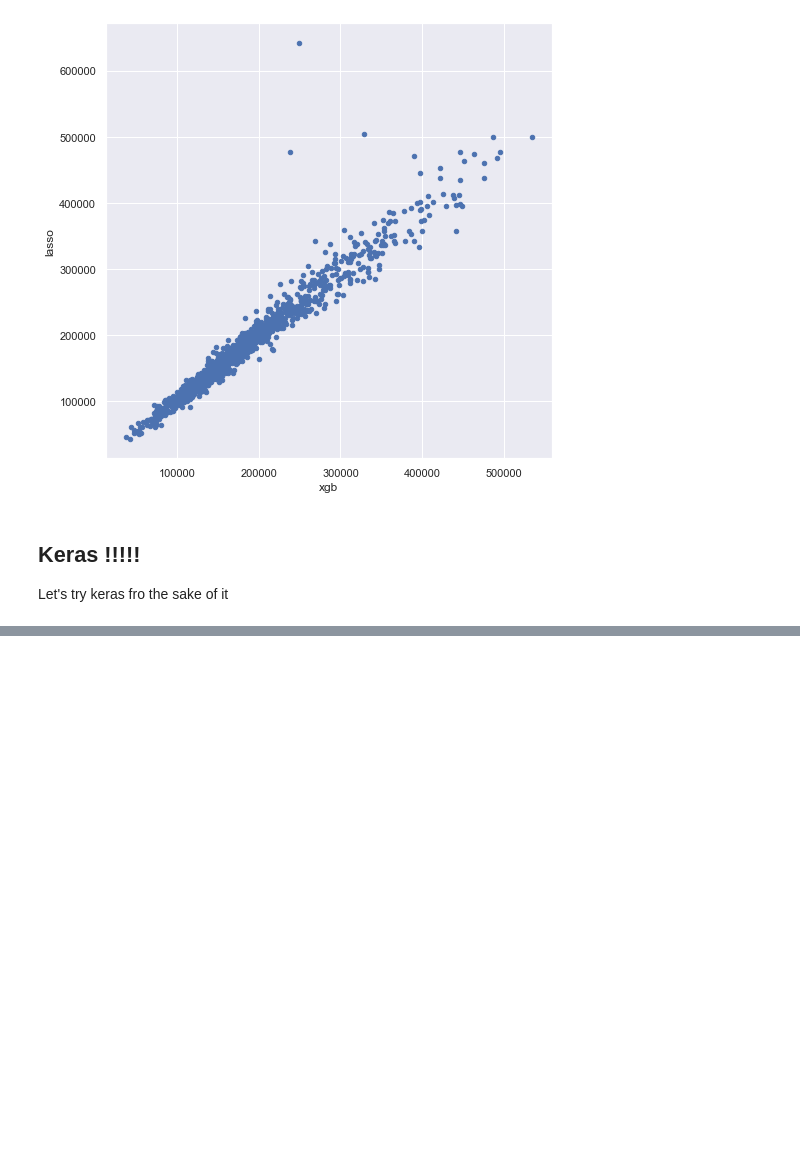
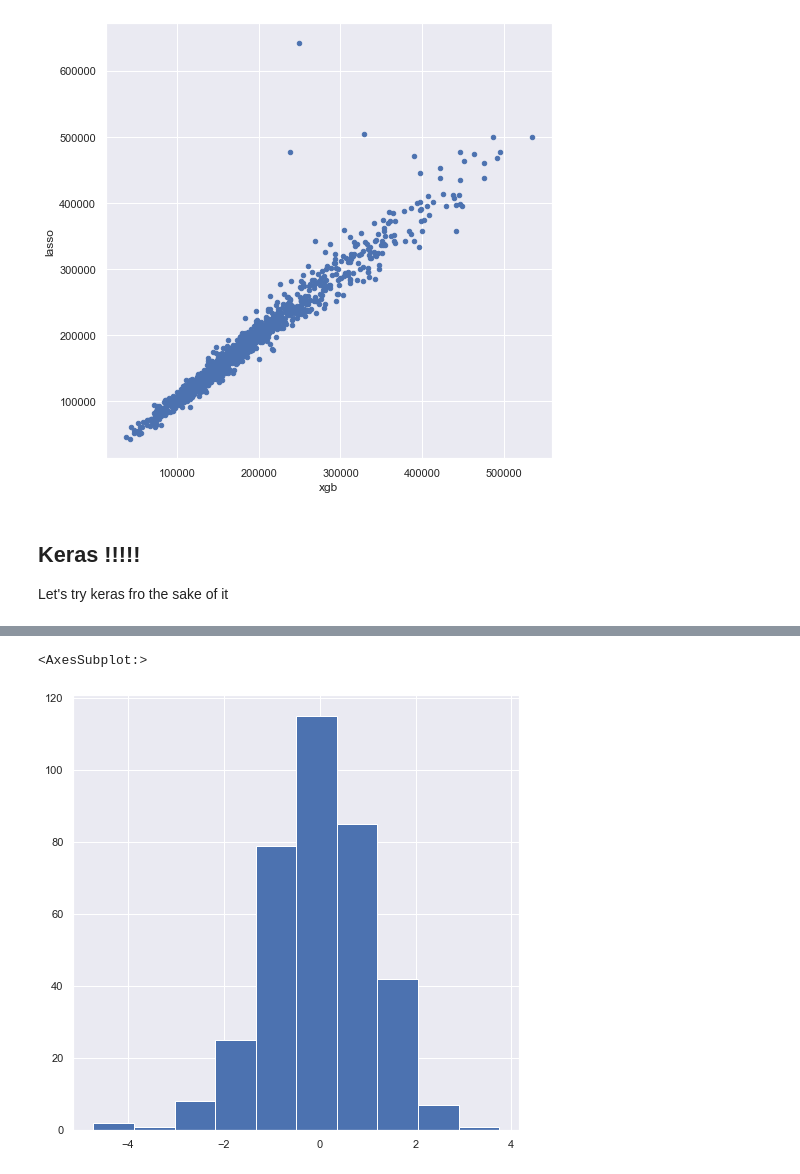
Before and after one commit to Ak-Gautam/Regularised_L_M, a Jupyter notebook: RLM.ipynb, the cells around one changed output, grey strips where cells are left out. Cells and saved outputs as stored; diff of their text form; code cells hidden in the pictures; blank space fills up the shorter version.

Commit message:
All models done

```diff
--- a/RLM.ipynb
+++ b/RLM.ipynb
@@ -696,0 +722,6 @@ Let's try keras fro the sake of it
+# %%
+X_train = StandardScaler().fit_transform(X_train)
+C_train = StandardScaler().fit_transform(C_train)
+# %%
+X_tr, X_val, y_tr, y_val = train_test_split(X_train, y, random_state = 2)
+C_tr, C_val, b_tr, b_val = train_test_split(C_train, y, random_state = 2)
@@ -696,0 +736,6 @@ Let's try keras fro the sake of it
+# %%
+model1 = Sequential()
+#model.add(Dense(256, activation="relu", input_dim = X_train.shape[1]))
+model1.add(Dense(1, input_dim = C_train.shape[1], kernel_regularizer=l1(0.001)))
+
+model1.compile(loss = "mse", optimizer = "adam")
@@ -696,0 +755,2 @@ Let's try keras fro the sake of it
+# %%
+hist1 = model1.fit(C_tr, b_tr, validation_data = (C_val, b_val))
@@ -696,0 +759,5 @@ Let's try keras fro the sake of it
+# %%
+pd.Series(model1.predict(C_val)[:,0]).hist()
+# %% [output]
+<AxesSubplot:>
+[figure, added]
```
Also changed, not shown: parts of 7 cells of this notebook.
